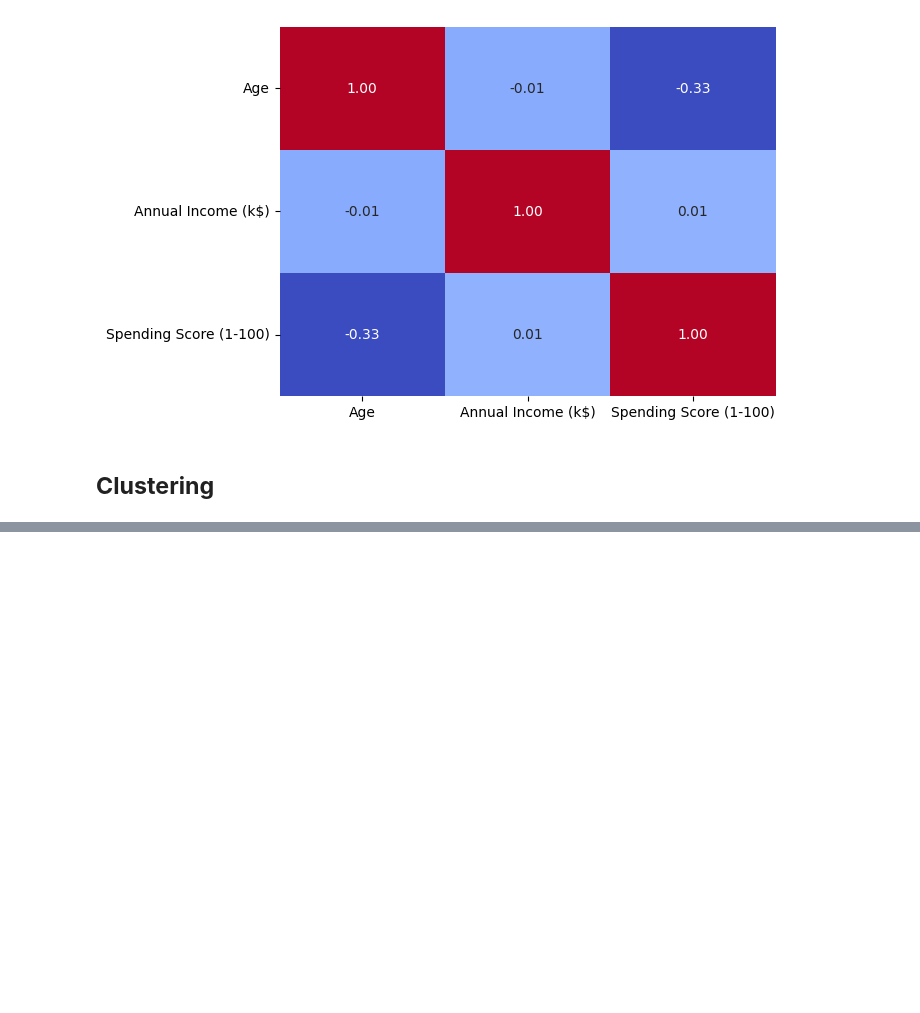
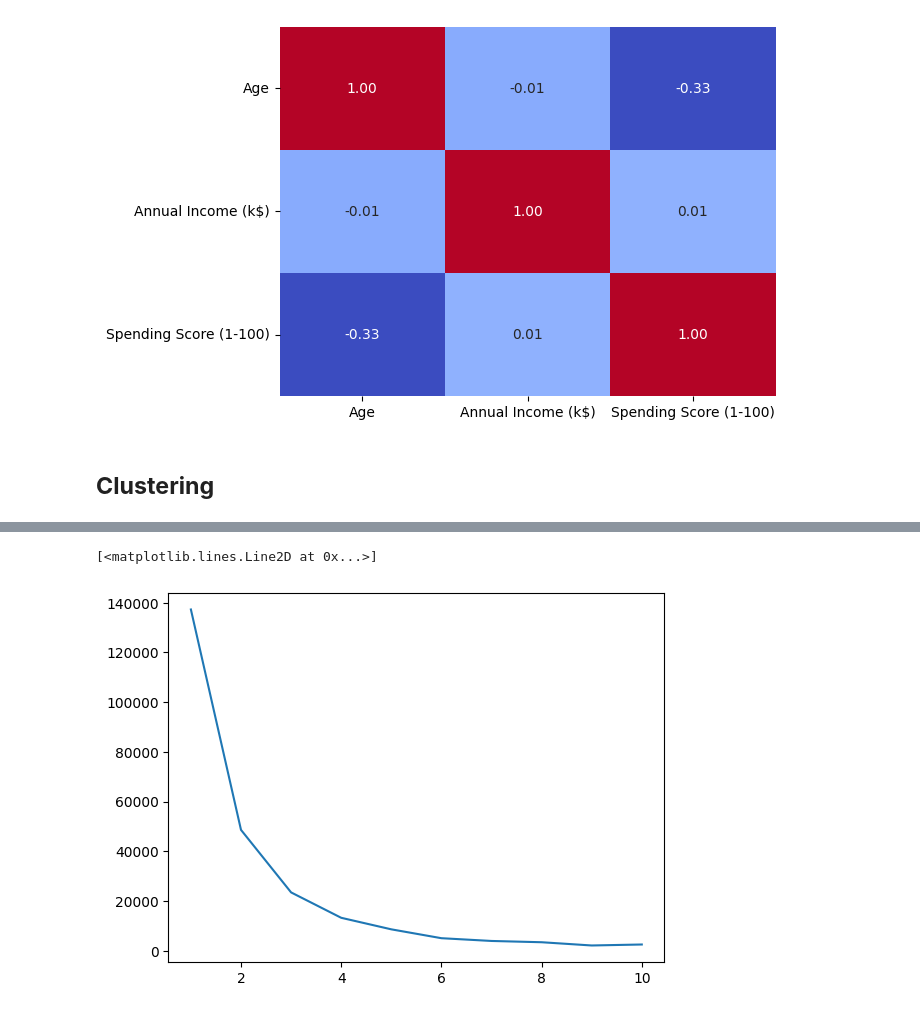
Before and after one commit to Cynthiachelangat/customersegmentation, a Jupyter notebook: main.ipynb, the cells around one changed output, grey strips where cells are left out. Saved outputs shown, nothing was run; the diff lists cells and outputs as text; code cells hidden in the pictures; blank space fills up the shorter version.

```diff
--- a/main.ipynb
+++ b/main.ipynb
@@ -284,0 +299,5 @@ clustering1.inertia_
+# %%
+plt.plot(range(1, 11), intertia_scores)
+# %% [output]
+[<matplotlib.lines.Line2D at 0x...>]
+[figure, added]
```
Also changed, not shown: parts of 6 cells of this notebook.
